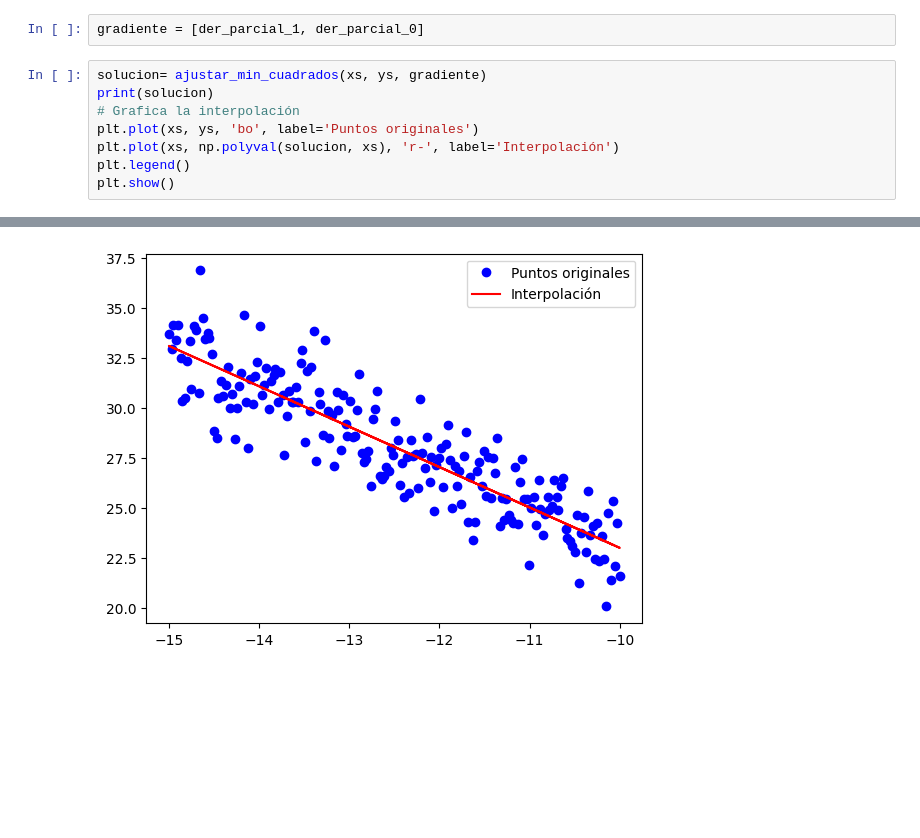
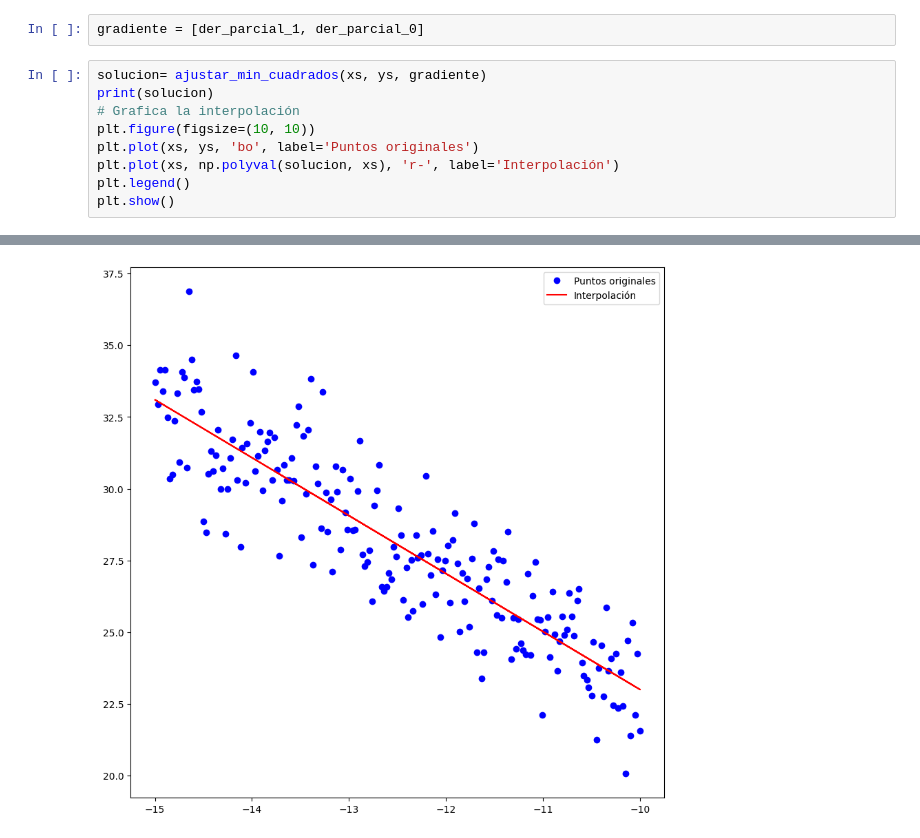
Before and after one commit to DavidEgas2004/Examen_IIB, a Jupyter notebook: p3_min_squares.ipynb, the cells around one changed output, grey strips where cells are left out. Drawn from its saved outputs; the diff is of its cells as text; blank space fills up the shorter version.

```diff
--- a/p3_min_squares.ipynb
+++ b/p3_min_squares.ipynb
@@ -497,6 +497,7 @@ gradiente = [der_parcial_1, der_parcial_0]
 solucion= ajustar_min_cuadrados(xs, ys, gradiente)
 print(solucion)
 # Grafica la interpolación
+plt.figure(figsize=(10, 10))
 plt.plot(xs, ys, 'bo', label='Puntos originales')
 plt.plot(xs, np.polyval(solucion, xs), 'r-', label='Interpolación')
 plt.legend()
@@ -507,4 +508,4 @@ plt.show()
 [[ 2.91706700e+04 -2.30000000e+03 -6.53642952e+04]
  [-3.63797881e-12 -2.88419841e+00 -8.07502444e+00]]
 [-2.02000428  2.79974651]
-[figure, old version]
+[figure, new version]
```
Also changed, not shown: parts of 1 cell of this notebook, 1 other file.
